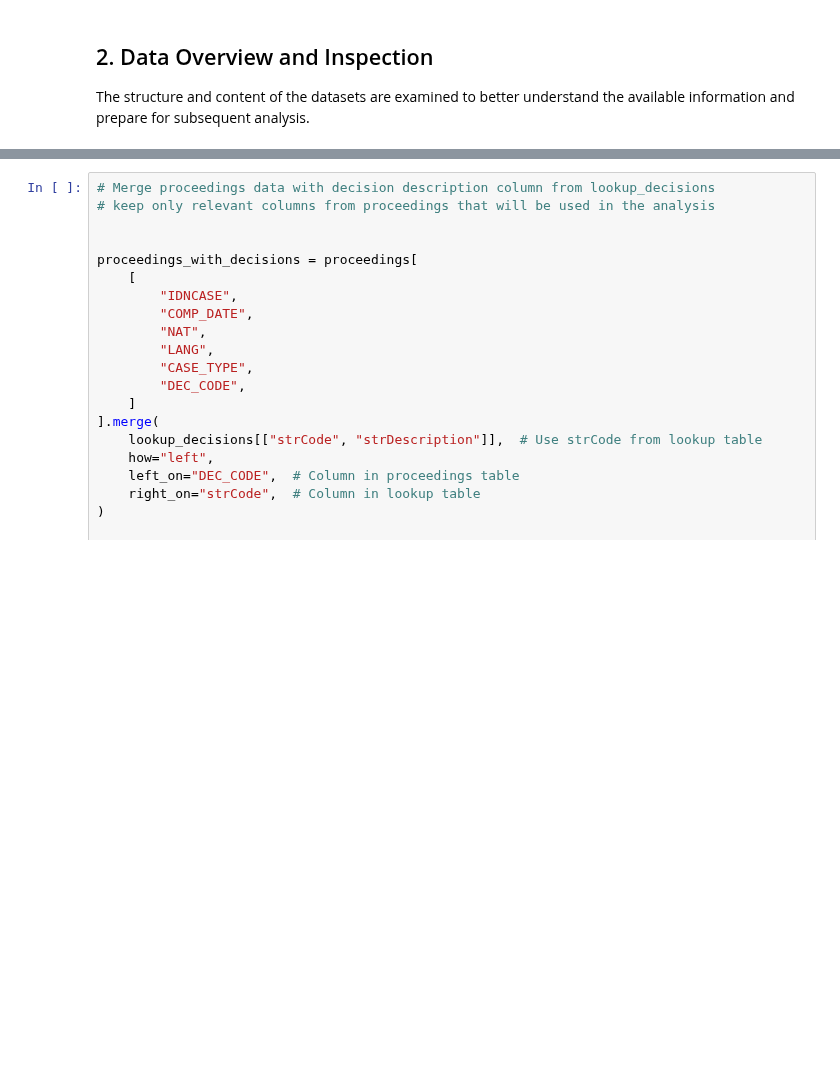
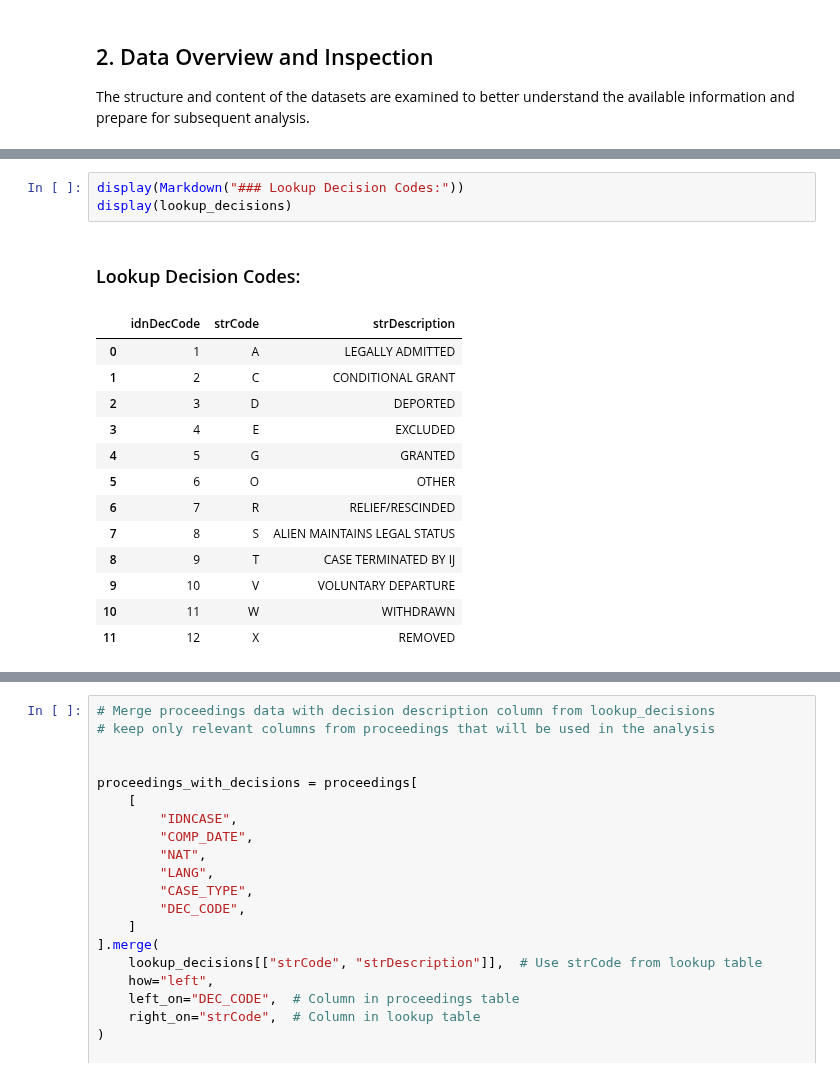
Before and after one commit to MIT-Emerging-Talent/ET6-CDSP-group-19-repo, a Jupyter notebook: 4_data_analysis/4_data_analysis.ipynb, the cells around one changed output, grey strips where cells are left out. Drawn from its saved outputs; the diff is of its cells as text; blank space fills up the shorter version.

```diff
--- a/4_data_analysis/4_data_analysis.ipynb
+++ b/4_data_analysis/4_data_analysis.ipynb
@@ -440,0 +391,18 @@ To enable comprehensive analysis, the following integration steps are performed:
+# %%
+display(Markdown("### Lookup Decision Codes:"))
+display(lookup_decisions)
+# %% [output]
+### Lookup Decision Codes:
+|  | idnDecCode | strCode | strDescription |
+| 0 | 1 | A | LEGALLY ADMITTED |
+| 1 | 2 | C | CONDITIONAL GRANT |
+| 2 | 3 | D | DEPORTED |
+| 3 | 4 | E | EXCLUDED |
+| 4 | 5 | G | GRANTED |
+| 5 | 6 | O | OTHER |
+| 6 | 7 | R | RELIEF/RESCINDED |
+| 7 | 8 | S | ALIEN MAINTAINS LEGAL STATUS |
+| 8 | 9 | T | CASE TERMINATED BY IJ |
+| 9 | 10 | V | VOLUNTARY DEPARTURE |
+| 10 | 11 | W | WITHDRAWN |
+| 11 | 12 | X | REMOVED |
```
Also changed, not shown: parts of 15 cells of this notebook.
